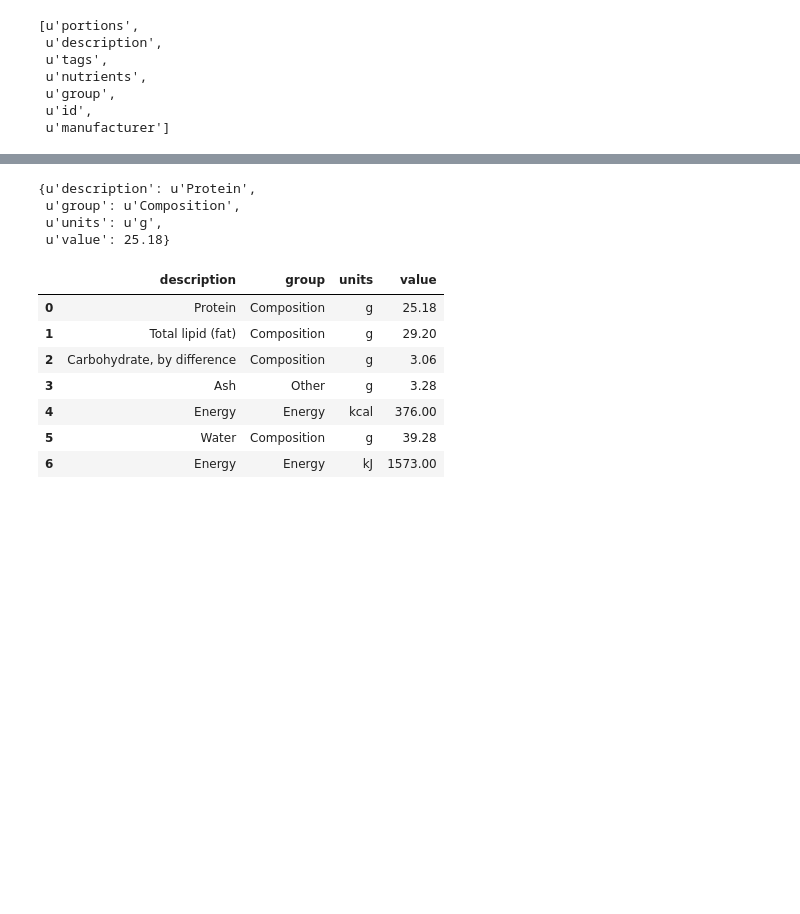
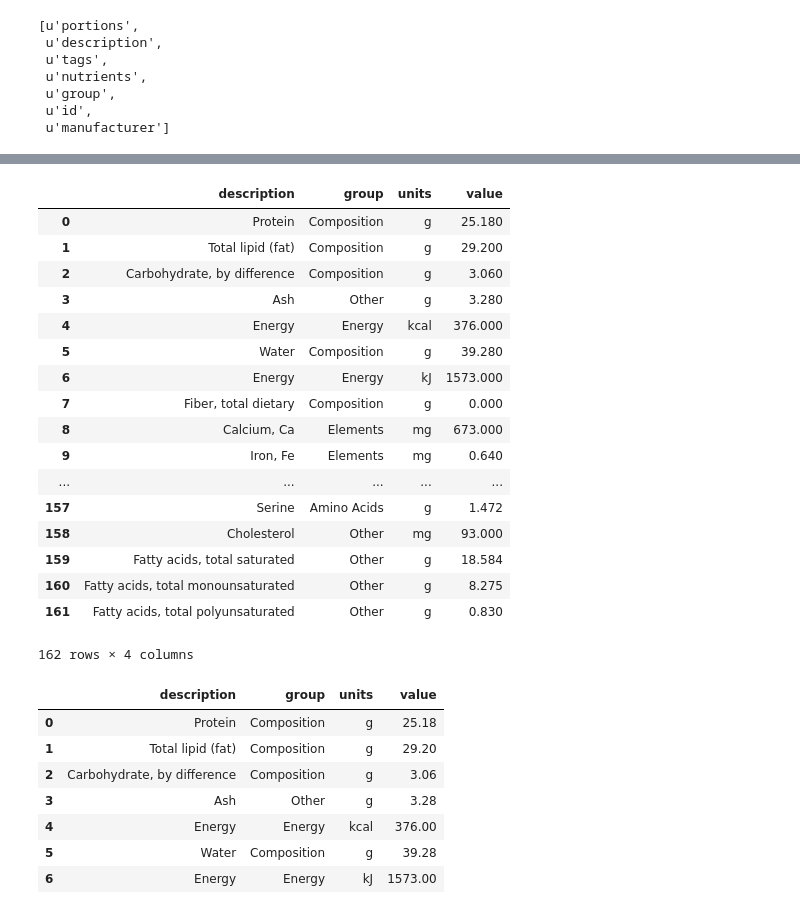
Before and after one commit to lseongjoo/bigpy, a Jupyter notebook: DataPrepare.ipynb, the cells around one changed output, grey strips where cells are left out. Drawn from its saved outputs; the diff is of its cells as text; code cells hidden in the pictures; blank space fills up the shorter version.

```diff
--- a/DataPrepare.ipynb
+++ b/DataPrepare.ipynb
@@ -901,10 +1040,24 @@ db[0].keys()
 # %%
-db[0]['nutrients'][0]
+DataFrame(db[0]['nutrients'])
 # %% [output]
+|  | description | group | units | value |
+| 0 | Protein | Composition | g | 25.180 |
+| 1 | Total lipid (fat) | Composition | g | 29.200 |
+| 2 | Carbohydrate, by difference | Composition | g | 3.060 |
+| 3 | Ash | Other | g | 3.280 |
+| 4 | Energy | Energy | kcal | 376.000 |
+| 5 | Water | Composition | g | 39.280 |
+| 6 | Energy | Energy | kJ | 1573.000 |
+| 7 | Fiber, total dietary | Composition | g | 0.000 |
+| 8 | Calcium, Ca | Elements | mg | 673.000 |
+| 9 | Iron, Fe | Elements | mg | 0.640 |
+| ... | ... | ... | ... | ... |
+| 157 | Serine | Amino Acids | g | 1.472 |
+| 158 | Cholesterol | Other | mg | 93.000 |
+| 159 | Fatty acids, total saturated | Other | g | 18.584 |
+| 160 | Fatty acids, total monounsaturated | Other | g | 8.275 |
+| 161 | Fatty acids, total polyunsaturated | Other | g | 0.830 |
-{u'description': u'Protein',
- u'group': u'Composition',
- u'units': u'g',
- u'value': 25.18}
+162 rows × 4 columns
 # %%
 nutrients = DataFrame(db[0]['nutrients'])
 nutrients[:7]
```
Also changed, not shown: parts of 27 cells of this notebook, 3 other files.
